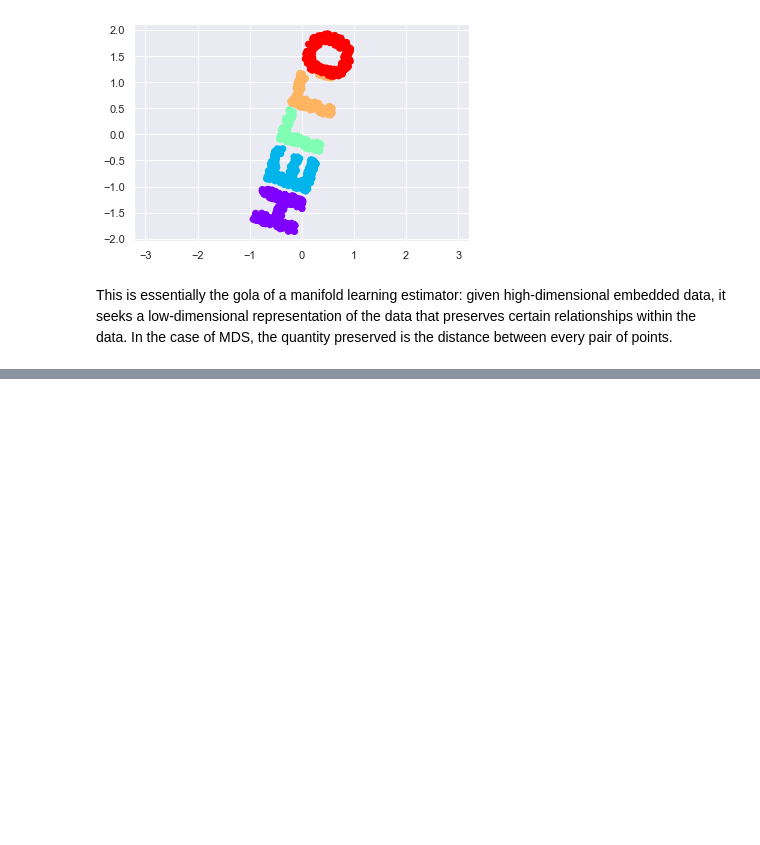
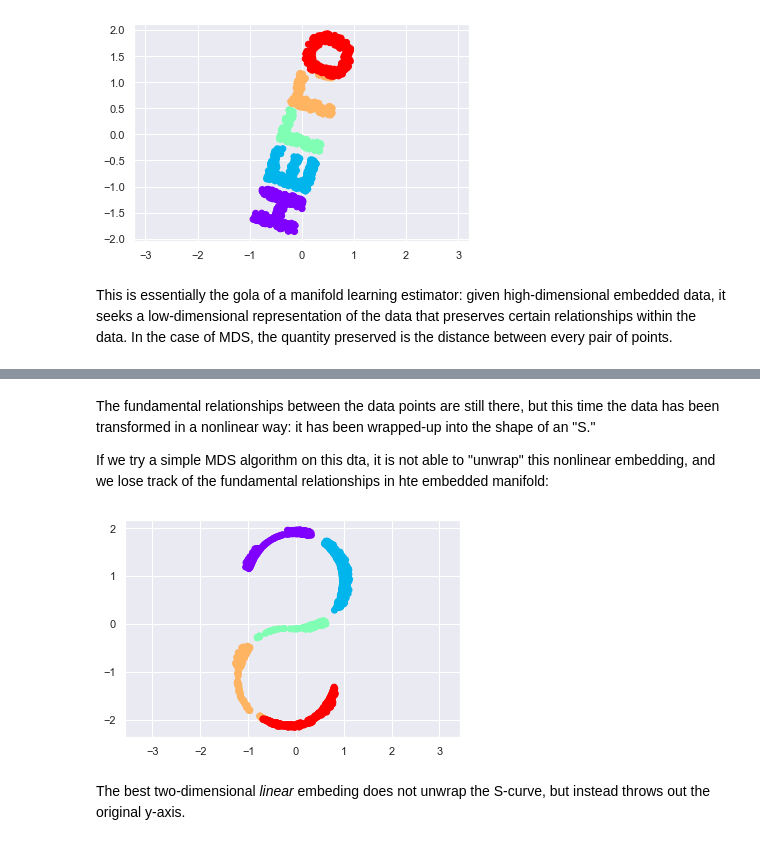
Before and after one commit to Jeffresh/python-datascience-handbook, a Jupyter notebook: scikitlearn/mani_fold_learning.ipynb, the cells around one changed output, grey strips where cells are left out. Drawn from its saved outputs; the diff is of its cells as text; code cells hidden in the pictures; blank space fills up the shorter version.

Commit message:
feat(sklearn): manifold non linear

```diff
--- a/scikitlearn/mani_fold_learning.ipynb
+++ b/scikitlearn/mani_fold_learning.ipynb
@@ -158,0 +181,14 @@ This is essentially the gola of a manifold learning estimator: given high-dimens
+# %% [markdown]
+The fundamental relationships between the data points are still there, but this time the data has been transformed in a nonlinear way: it has been wrapped-up into the shape of an "S."
+
+If we try a simple MDS algorithm on this dta, it is not able to "unwrap" this nonlinear embedding, and we lose track of the fundamental relationships in hte embedded manifold:
+# %%
+from sklearn.manifold import MDS
+model = MDS(n_components=2, random_state=2)
+outS = model.fit_transform(XS)
+plt.scatter(outS[:, 0], outS[:, 1], **colorize)
+plt.axis('equal');
+# %% [output]
+[figure, added]
+# %% [markdown]
+The best two-dimensional *linear* embeding does not unwrap the S-curve, but instead throws out the original y-axis.
```
Also changed, not shown: parts of 4 cells of this notebook.
